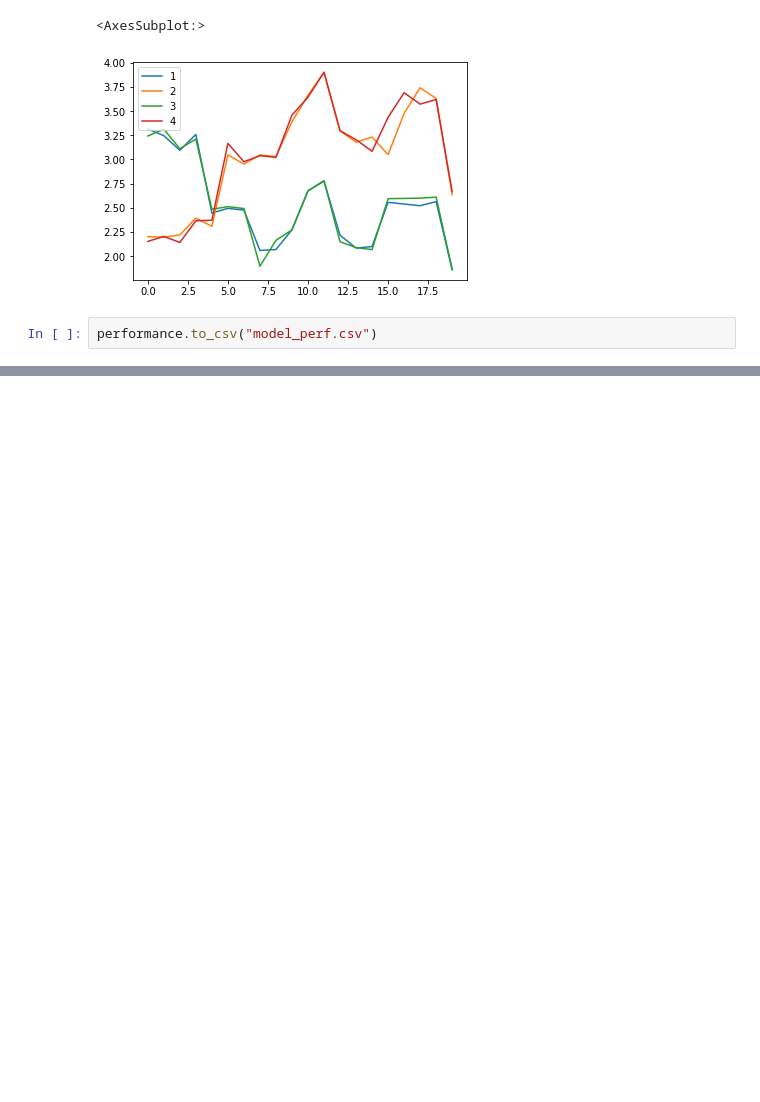
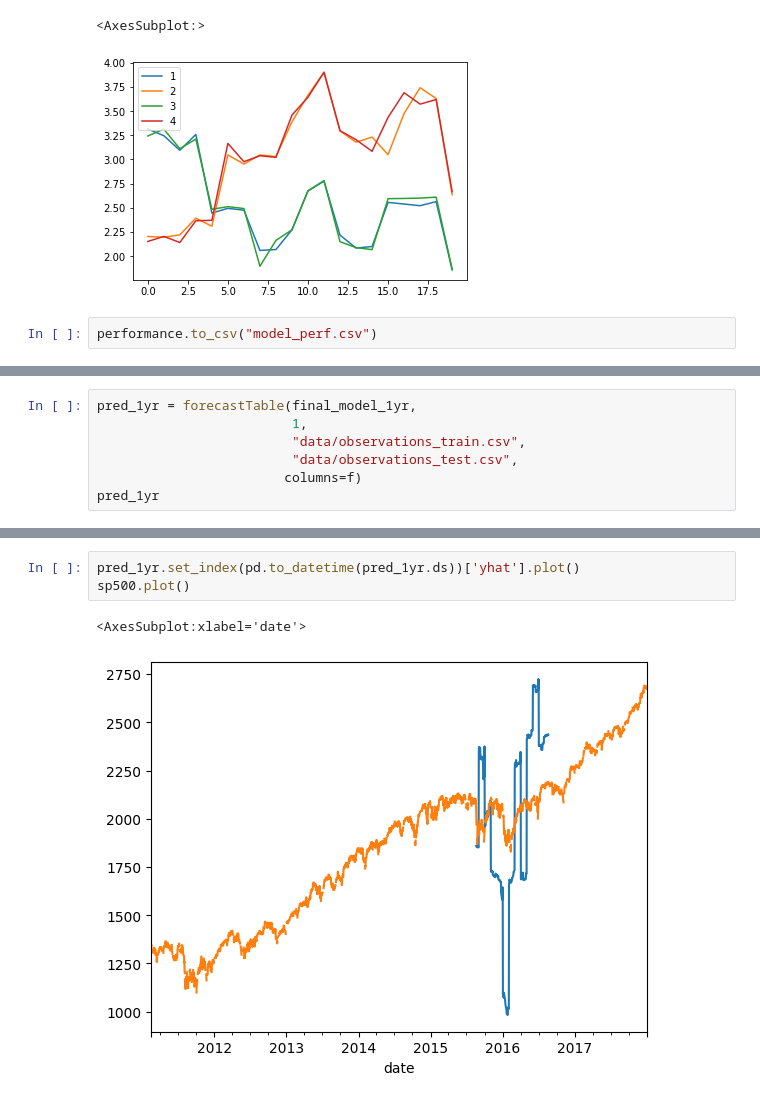
Before and after one commit to brianjhuang/datahacks-2021, a Jupyter notebook: forecastTableTest.ipynb, the cells around one changed output, grey strips where cells are left out. Cells and saved outputs as stored; diff of their text form; blank space fills up the shorter version.

```diff
--- a/forecastTableTest.ipynb
+++ b/forecastTableTest.ipynb
@@ -296,0 +570,7 @@ performance.to_csv("model_perf.csv")
+# %%
+pred_1yr = forecastTable(final_model_1yr,
+                         1,
+                         "data/observations_train.csv",
+                         "data/observations_test.csv",
+                        columns=f)
+pred_1yr
@@ -296,0 +591,6 @@ performance.to_csv("model_perf.csv")
+# %%
+pred_1yr.set_index(pd.to_datetime(pred_1yr.ds))['yhat'].plot()
+sp500.plot()
+# %% [output]
+<AxesSubplot:xlabel='date'>
+[figure, added]
```
Also changed, not shown: parts of 16 cells of this notebook, 3 other files.
